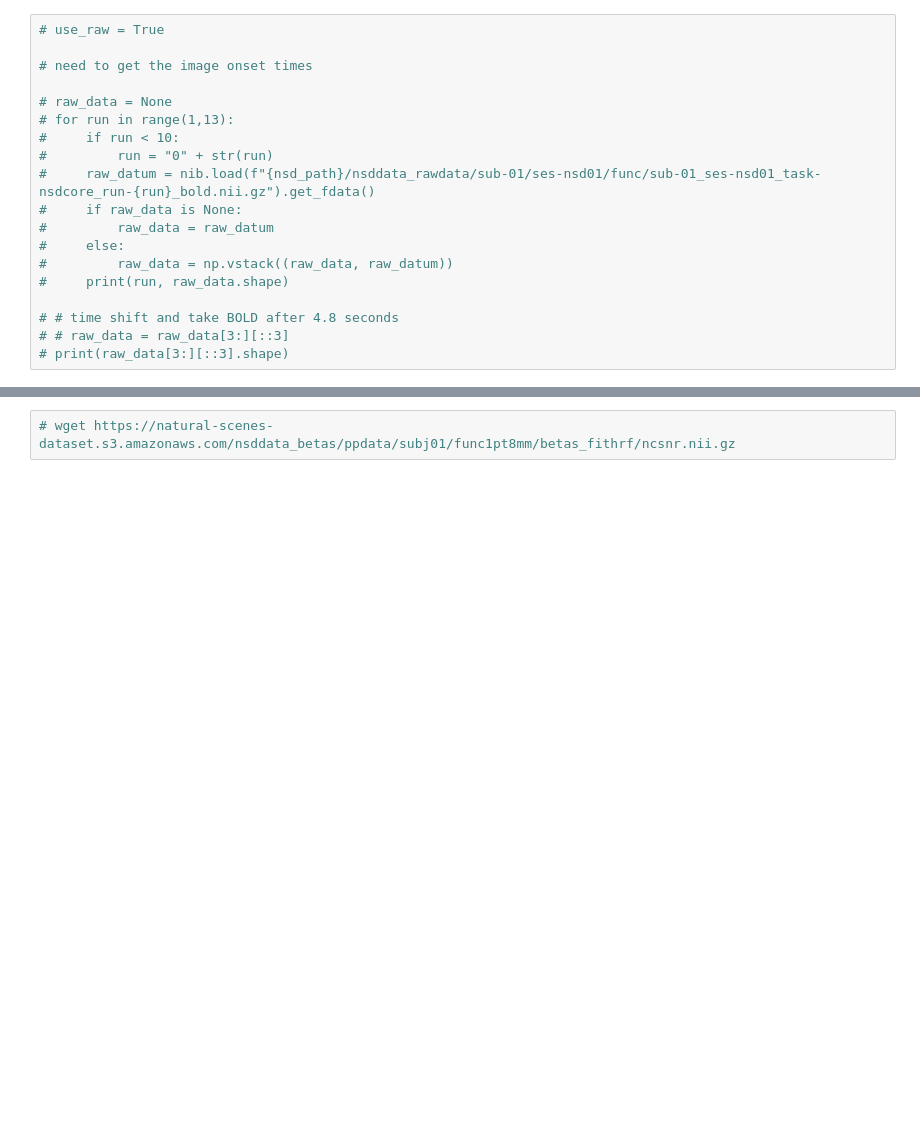
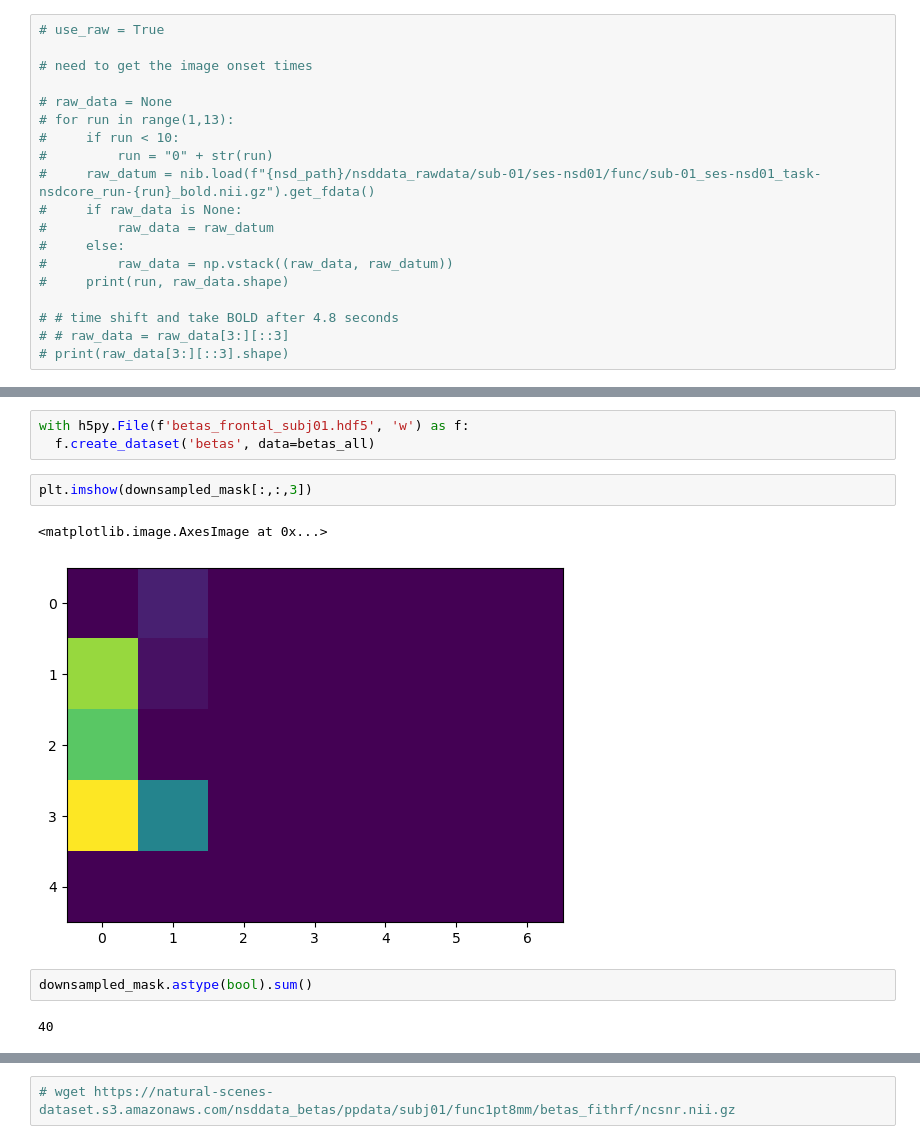
Before and after one commit to io0/fMRI-reconstruction-NSD, a Jupyter notebook: src/nsd_full_dataset_creation.ipynb, the cells around one changed output, grey strips where cells are left out. Saved outputs shown, nothing was run; the diff lists cells and outputs as text; blank space fills up the shorter version.

```diff
--- a/src/nsd_full_dataset_creation.ipynb
+++ b/src/nsd_full_dataset_creation.ipynb
@@ -305,0 +353,12 @@ FileNotFoundError: No such file or no access: '/nsddata_betas/ppdata/subj01/func
+# %%
+with h5py.File(f'betas_frontal_subj01.hdf5', 'w') as f:
+  f.create_dataset('betas', data=betas_all)
+# %%
+plt.imshow(downsampled_mask[:,:,3])
+# %% [output]
+<matplotlib.image.AxesImage at 0x...>
+[figure, added]
+# %%
+downsampled_mask.astype(bool).sum()
+# %% [output]
+40
```
Also changed, not shown: parts of 18 cells of this notebook.
